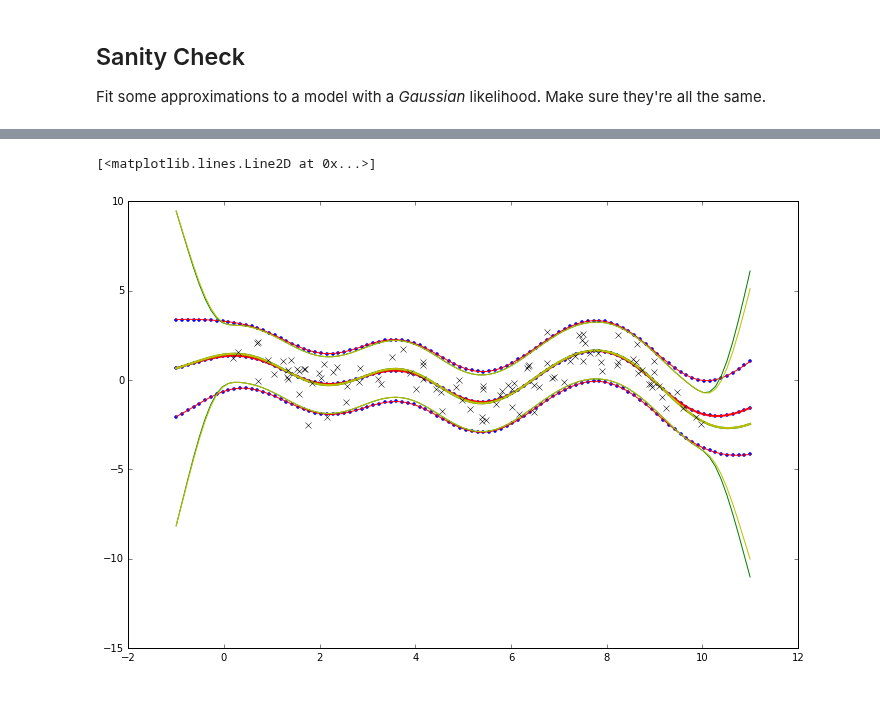
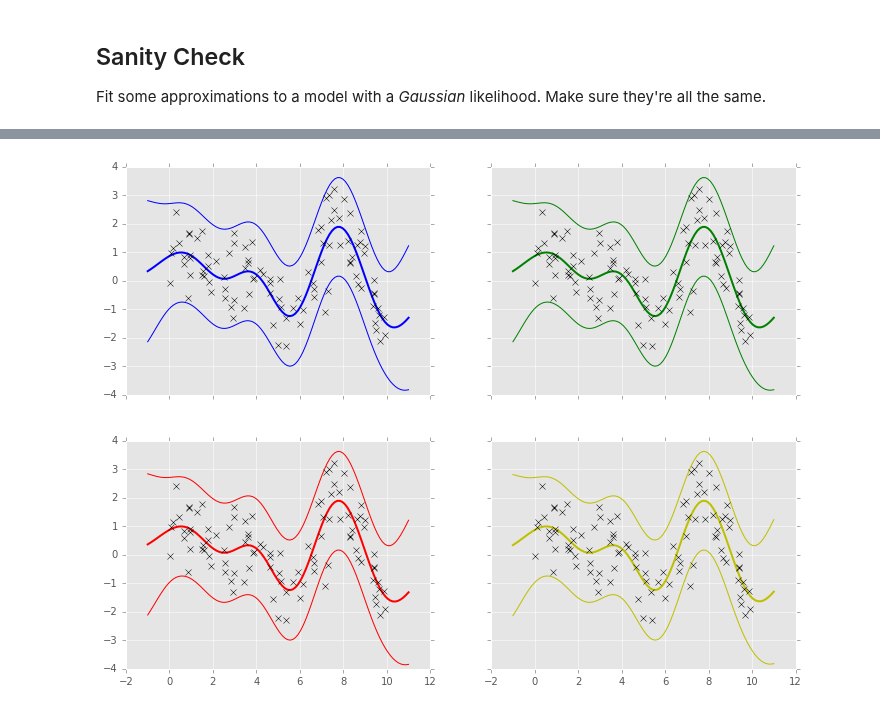
Before and after one commit to GPflow/GPflow, a Jupyter notebook: notebooks/Sanity_check.ipynb, the cells around one changed output, grey strips where cells are left out. Drawn from its saved outputs; the diff is of its cells as text; code cells hidden in the pictures.

```diff
--- a/notebooks/Sanity_check.ipynb
+++ b/notebooks/Sanity_check.ipynb
@@ -8,6 +8,8 @@ import GPflow
 import numpy as np
 from matplotlib import pyplot as plt
 %matplotlib inline
+import matplotlib
+matplotlib.style.use('ggplot')
 # %%
 X = np.random.rand(100,1)*10
 Y = np.sin(X) + 0.9 * np.cos(X*1.6) + np.random.randn(*X.shape)* 0.8
@@ -54,21 +56,20 @@ optimization terminated, setting model state
 # %%
 xx = np.linspace(-1, 11, 100)[:,None]
 
 
-def plot(m, color='b'):
+def plot(m, color, ax):
     mu, var = m.predict_y(xx)
-    plt.plot(xx, mu, color, lw=2)
-    plt.plot(xx, mu+ 2*np.sqrt(var), color, xx, mu-2*np.sqrt(var), color, lw=1)
+    ax.plot(xx, mu, color, lw=2)
+    ax.plot(xx, mu+ 2*np.sqrt(var), color, xx, mu-2*np.sqrt(var), color, lw=1)
+    ax.plot(X, Y, 'kx')
 
-plt.figure(figsize=(12,8))
-plot(m1, 'b.')
-plot(m2, 'r')
-plot(m3, 'g')
-plot(m4, 'y')
-plt.plot(X, Y, 'kx')
+f, ax = plt.subplots(2,2,sharex=True, sharey=True, figsize=(12,9))
+plot(m1, 'b', ax[0,0])
+plot(m2, 'r', ax[1,0])
+plot(m3, 'g', ax[0,1])
+plot(m4, 'y', ax[1,1])
 # %% [output]
-[<matplotlib.lines.Line2D at 0x...>]
-[figure, old version]
+[figure, new version]
 # %%
 m1.kern
 # %% [output]
```
Also changed, not shown: parts of 13 cells of this notebook.
